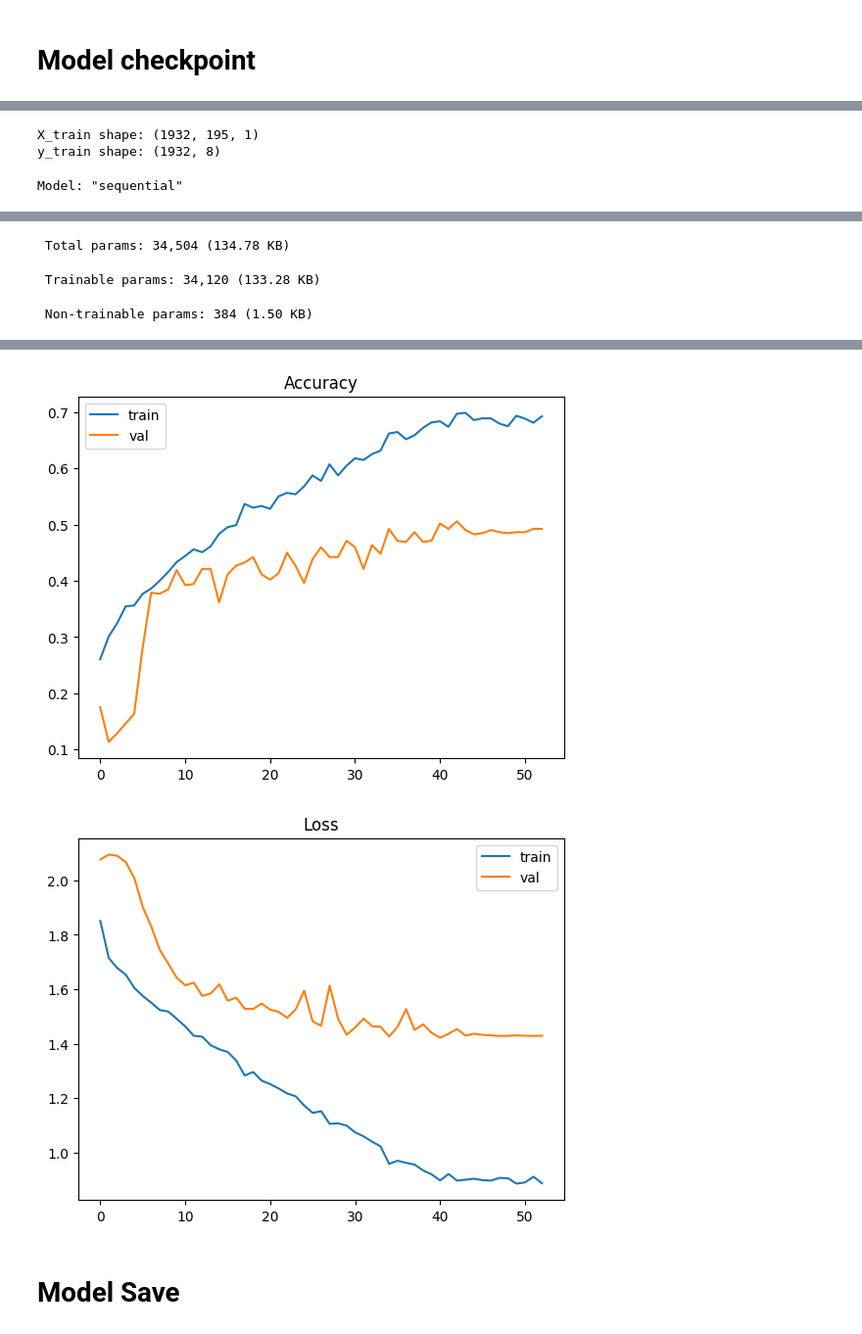
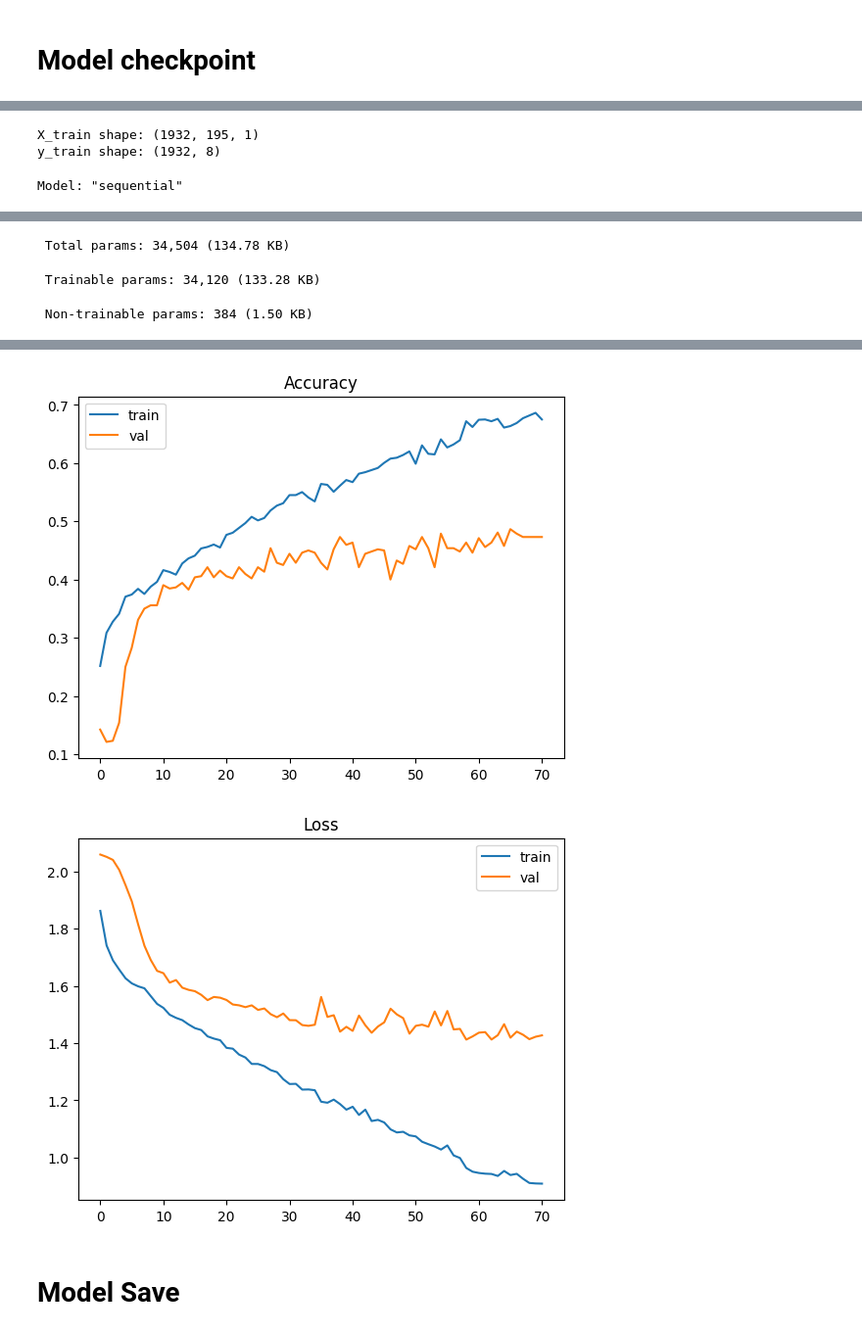
Before and after one commit to anshukumar2932/EmotionDetection-from-voice, a Jupyter notebook: Ravdees-Training/cnn.ipynb, the cells around one changed output, grey strips where cells are left out. Shown at 98% size. Cells and saved outputs as stored; diff of their text form; code cells hidden in the pictures.

```diff
--- a/Ravdees-Training/cnn.ipynb
+++ b/Ravdees-Training/cnn.ipynb
@@ -643,7 +664,7 @@ early_stop = EarlyStopping(
 reduce_lr = ReduceLROnPlateau(
     monitor='val_loss',
     factor=0.3,                  # 🔥 smoother LR drop
-    patience=4,                  # 🔥 faster reaction
+    patience=8,                  # 🔥 faster reaction
     min_lr=1e-6,                 # 🔥 prevent LR collapse
     verbose=1
 )
@@ -774,7 +795,7 @@ model = Sequential([
 
 model.compile(
     optimizer=Adam(learning_rate=0.00025),
-    loss='categorical_crossentropy',   # 🔥 simpler & stable
+    loss='kl_divergence',   # 🔥 simpler & stable
     metrics=['accuracy']
 )
 
@@ -848,5 +869,5 @@ Restoring model weights from the end of the best epoch: 41.
-[figure, old version]
+[figure, new version]
-[figure, old version]
+[figure, new version]
 # %% [markdown]
 # Model Save
 # %%
```
Also changed, not shown: parts of 14 cells of this notebook, 6 other files.
